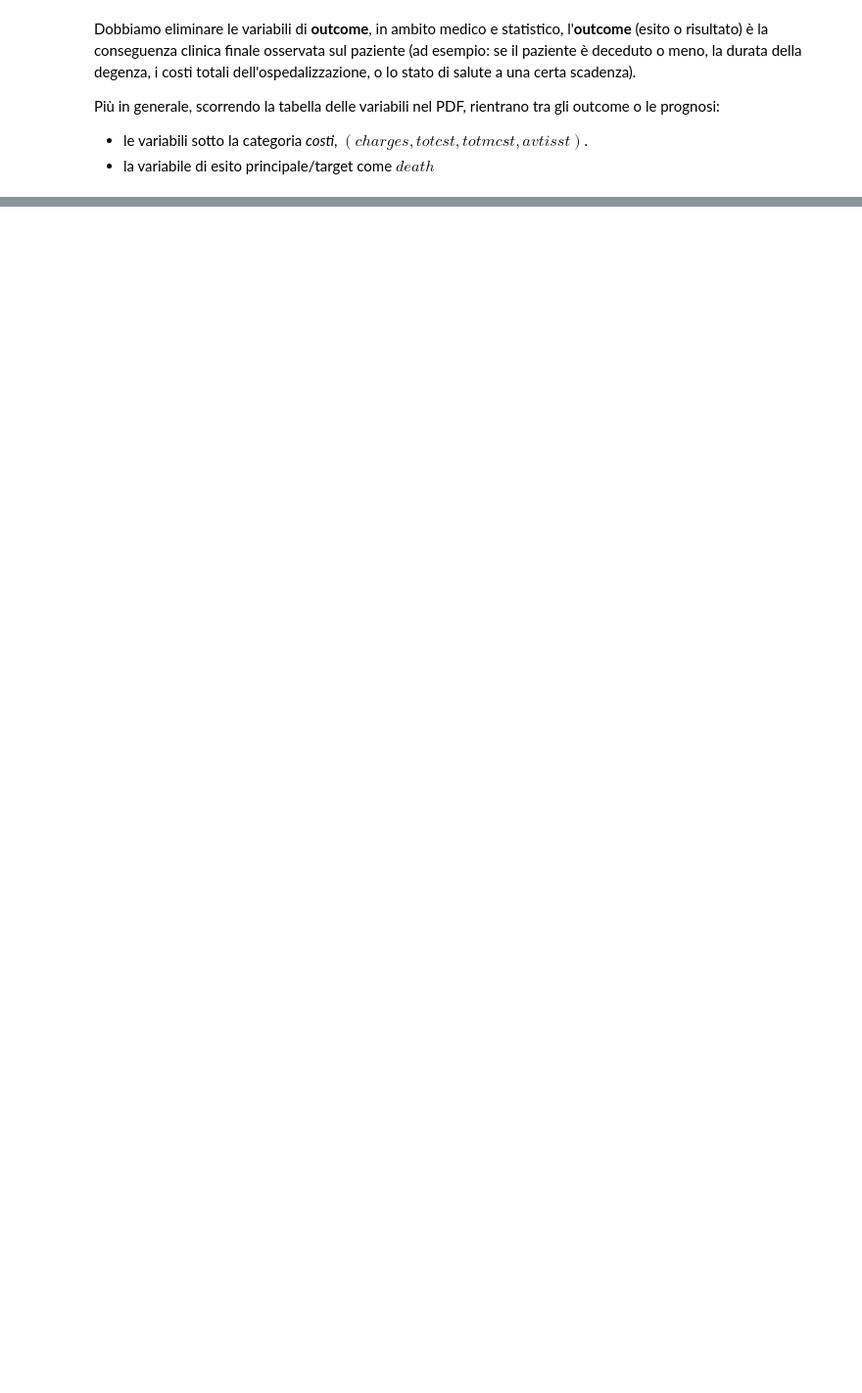
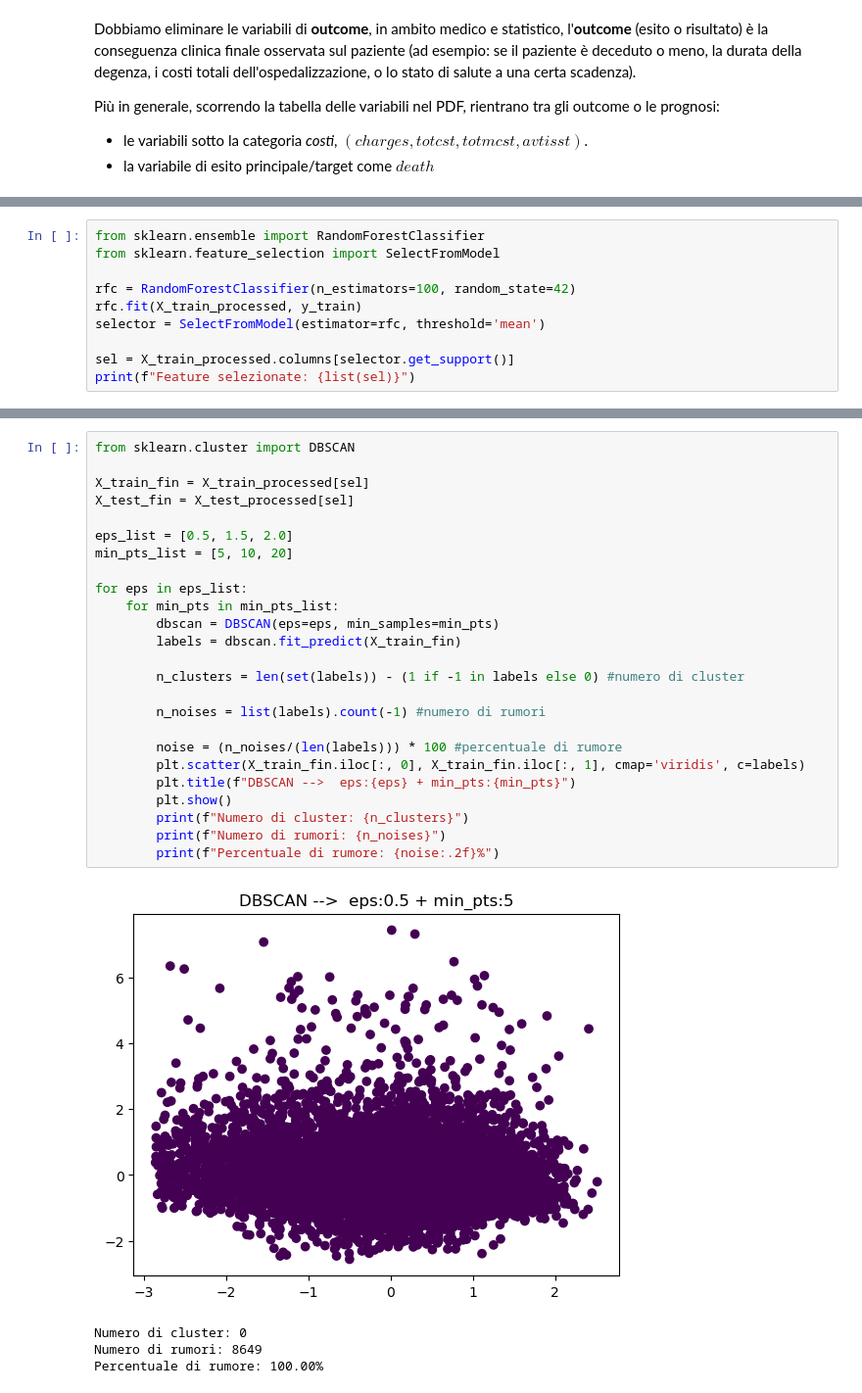
Before and after one commit to Anelgo02/BigData-notebooks, a Jupyter notebook: BigData (MODULO 2)/Esercitazione 23-04-2026/Esercitazione1.ipynb, the cells around one changed output, grey strips where cells are left out. Shown at 98% size. Drawn from its saved outputs; the diff is of its cells as text; blank space fills up the shorter version.

Commit message:
Esercitazione clustering terminata

```diff
--- a/BigData (MODULO 2)/Esercitazione 23-04-2026/Esercitazione1.ipynb
+++ b/BigData (MODULO 2)/Esercitazione 23-04-2026/Esercitazione1.ipynb
@@ -110,0 +123,10 @@ Dati mancanti --> Train: 0, Test --> 0
+# %%
+from sklearn.ensemble import RandomForestClassifier
+from sklearn.feature_selection import SelectFromModel
+
+rfc = RandomForestClassifier(n_estimators=100, random_state=42)
+rfc.fit(X_train_processed, y_train)
+selector = SelectFromModel(estimator=rfc, threshold='mean')
+
+sel = X_train_processed.columns[selector.get_support()]
+print(f"Feature selezionate: {list(sel)}")
@@ -110,0 +137,30 @@ Dati mancanti --> Train: 0, Test --> 0
+# %%
+from sklearn.cluster import DBSCAN
+
+X_train_fin = X_train_processed[sel]
+X_test_fin = X_test_processed[sel]
+
+eps_list = [0.5, 1.5, 2.0]
+min_pts_list = [5, 10, 20]
+
+for eps in eps_list:
+    for min_pts in min_pts_list:
+        dbscan = DBSCAN(eps=eps, min_samples=min_pts)
+        labels = dbscan.fit_predict(X_train_fin)
+
+        n_clusters = len(set(labels)) - (1 if -1 in labels else 0) #numero di cluster
+
+        n_noises = list(labels).count(-1) #numero di rumori
+
+        noise = (n_noises/(len(labels))) * 100 #percentuale di rumore
+        plt.scatter(X_train_fin.iloc[:, 0], X_train_fin.iloc[:, 1], cmap='viridis', c=labels)
+        plt.title(f"DBSCAN -->  eps:{eps} + min_pts:{min_pts}")
+        plt.show()
+        print(f"Numero di cluster: {n_clusters}")
+        print(f"Numero di rumori: {n_noises}")
+        print(f"Percentuale di rumore: {noise:.2f}%")
+# %% [output]
+[figure, added]
+Numero di cluster: 0
+Numero di rumori: 8649
+Percentuale di rumore: 100.00%
```
Also changed, not shown: parts of 15 cells of this notebook.
